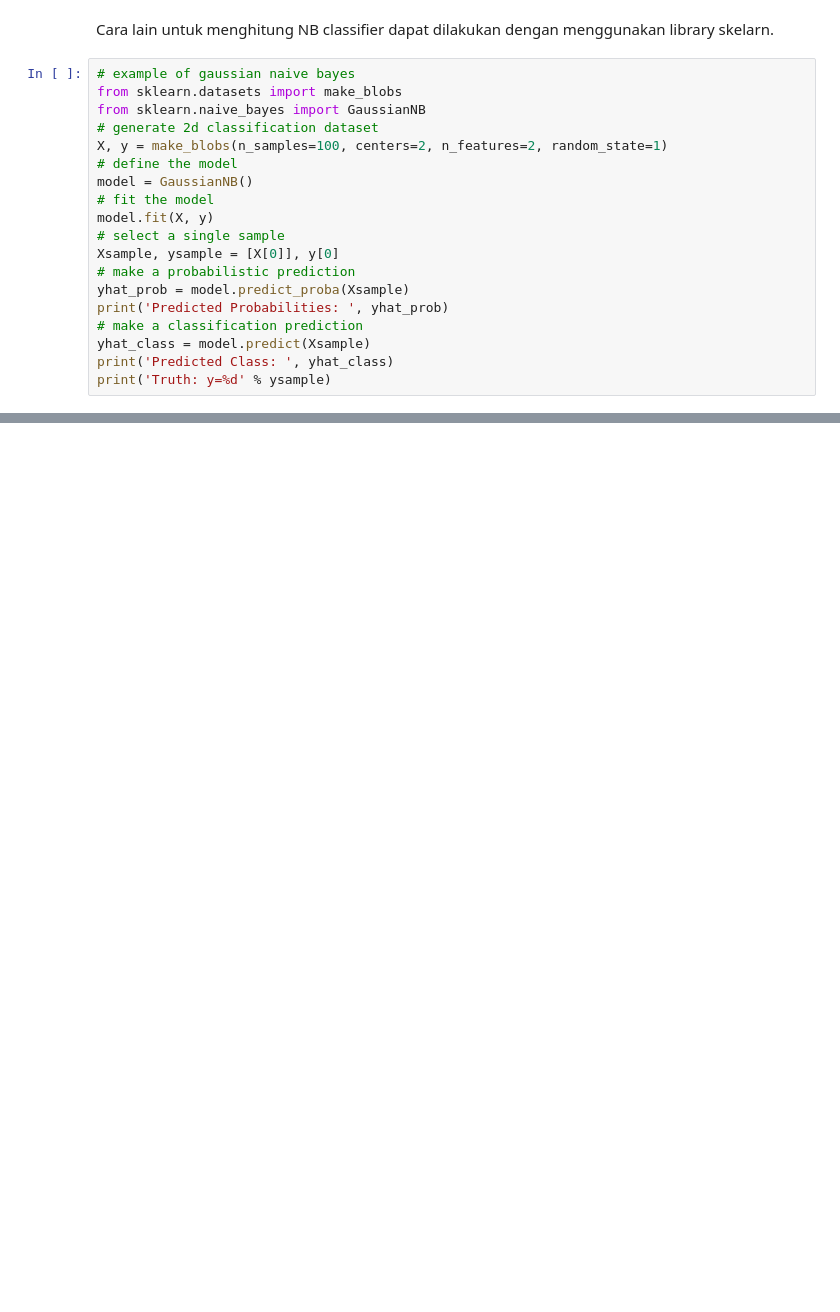
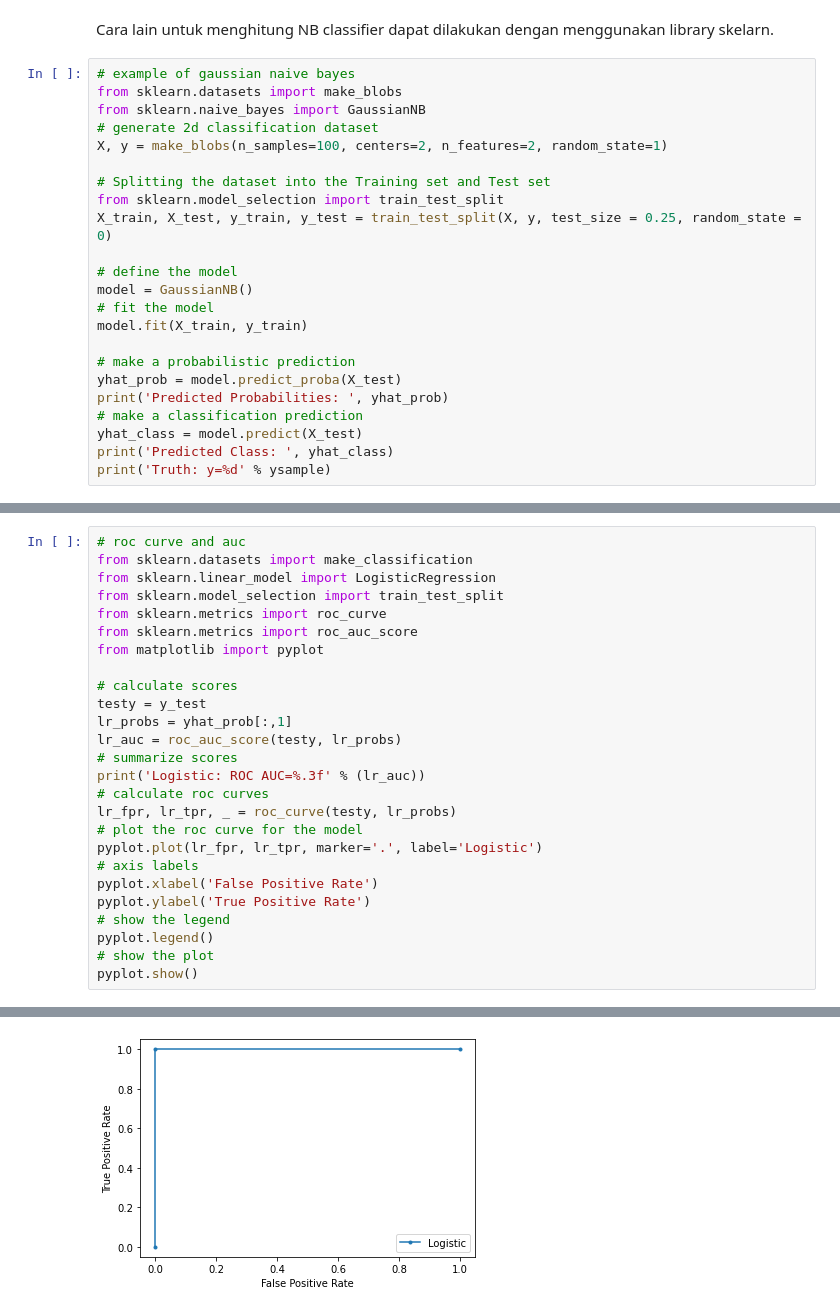
Before and after one commit to lucassuryana/Naive_Bayes_Classifier, a Jupyter notebook: Naive Bayes Classifier.ipynb, the cells around one changed output, grey strips where cells are left out. Cells and saved outputs as stored; diff of their text form; blank space fills up the shorter version.

```diff
--- a/Naive Bayes Classifier.ipynb
+++ b/Naive Bayes Classifier.ipynb
@@ -354,17 +333,21 @@ from sklearn.datasets import make_blobs
 from sklearn.naive_bayes import GaussianNB
 # generate 2d classification dataset
 X, y = make_blobs(n_samples=100, centers=2, n_features=2, random_state=1)
+
+# Splitting the dataset into the Training set and Test set
+from sklearn.model_selection import train_test_split
+X_train, X_test, y_train, y_test = train_test_split(X, y, test_size = 0.25, random_state = 0)
+
 # define the model
 model = GaussianNB()
 # fit the model
-model.fit(X, y)
-# select a single sample
-Xsample, ysample = [X[0]], y[0]
+model.fit(X_train, y_train)
+
 # make a probabilistic prediction
-yhat_prob = model.predict_proba(Xsample)
+yhat_prob = model.predict_proba(X_test)
 print('Predicted Probabilities: ', yhat_prob)
 # make a classification prediction
-yhat_class = model.predict(Xsample)
+yhat_class = model.predict(X_test)
 print('Predicted Class: ', yhat_class)
 print('Truth: y=%d' % ysample)
 # %% [output]
@@ -373,0 +424,27 @@ Truth: y=0
+# %%
+# roc curve and auc
+from sklearn.datasets import make_classification
+from sklearn.linear_model import LogisticRegression
+from sklearn.model_selection import train_test_split
+from sklearn.metrics import roc_curve
+from sklearn.metrics import roc_auc_score
+from matplotlib import pyplot
+
+# calculate scores
+testy = y_test
+lr_probs = yhat_prob[:,1]
+lr_auc = roc_auc_score(testy, lr_probs)
+# summarize scores
+print('Logistic: ROC AUC=%.3f' % (lr_auc))
+# calculate roc curves
+lr_fpr, lr_tpr, _ = roc_curve(testy, lr_probs)
+# plot the roc curve for the model
+pyplot.plot(lr_fpr, lr_tpr, marker='.', label='Logistic')
+# axis labels
+pyplot.xlabel('False Positive Rate')
+pyplot.ylabel('True Positive Rate')
+# show the legend
+pyplot.legend()
+# show the plot
+pyplot.show()
+# %% [output]
@@ -373,0 +452 @@ Truth: y=0
+[figure, added]
```
Also changed, not shown: parts of 18 cells of this notebook.
